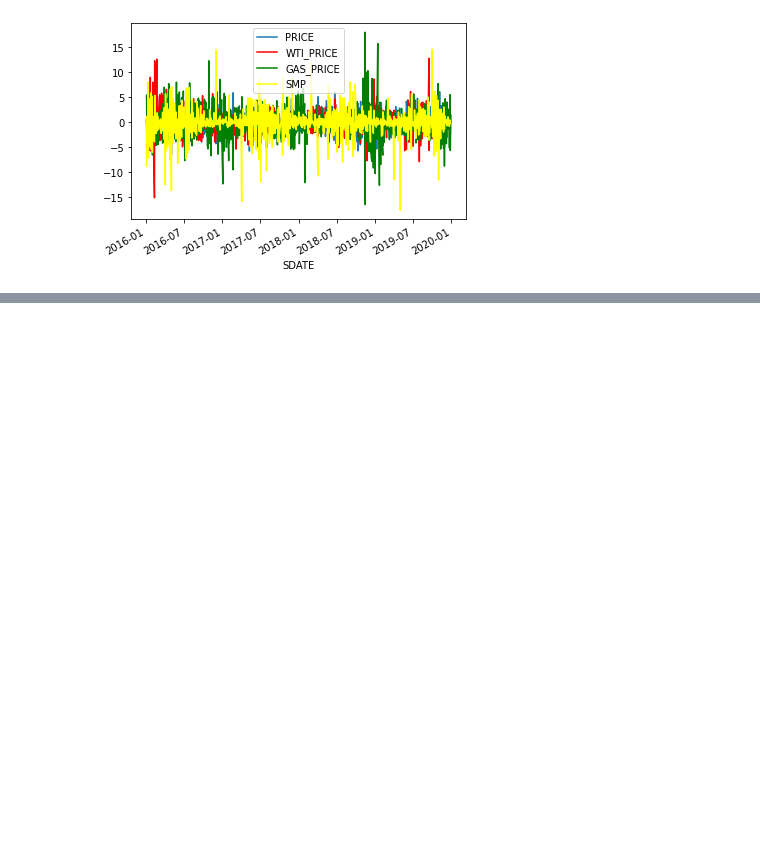
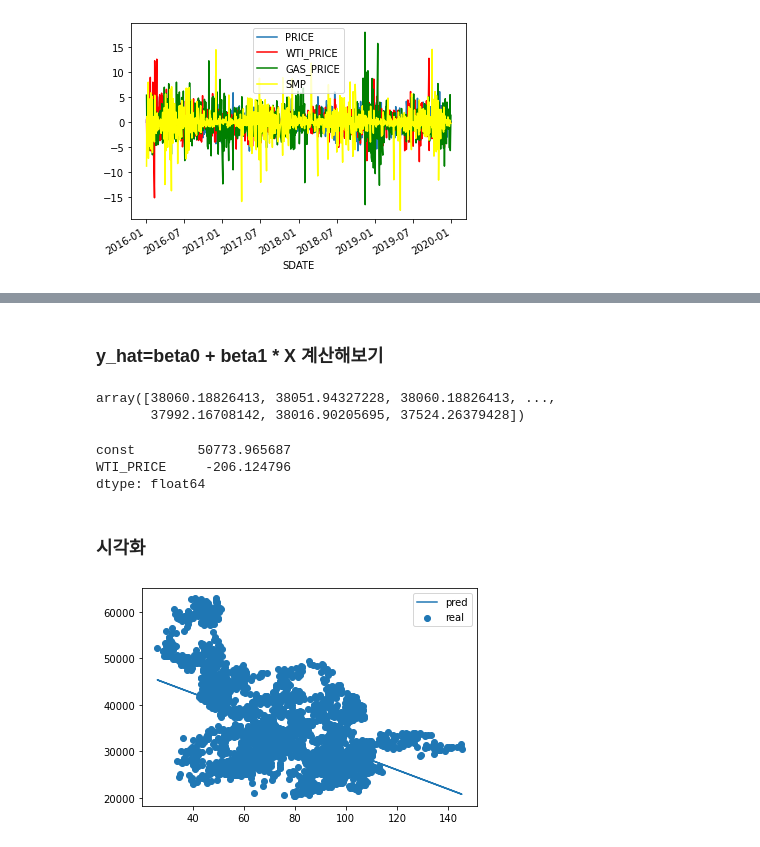
Before and after one commit to combont/python, a Jupyter notebook: Kepco.ipynb, the cells around one changed output, grey strips where cells are left out. Saved outputs shown, nothing was run; the diff lists cells and outputs as text; code cells hidden in the pictures; blank space fills up the shorter version.

```diff
--- a/Kepco.ipynb
+++ b/Kepco.ipynb
@@ -1161,0 +1217,11 @@ plt.show()
+# %%
+# 회귀분석에 사용할 변수 추출
+price = df_temp[["PRICE"]]
+wti_price = df_temp[["WTI_PRICE"]]
+gas_price = df_temp[["GAS_PRICE"]]
+smp = df_temp[["SMP"]]
+# %%
+# 회귀분석을 위한 라이브러리 import 및 상수항 추가
+!pip install statsmodels
+import statsmodels.api as sm
+wti_price1 = sm.add_constant(wti_price, has_constant='add')
@@ -1161,0 +1244,4 @@ plt.show()
+# %%
+# 모델 생성 및 적합
+model1 = sm.OLS(price, wti_price1)
+fitted_model1 = model1.fit()
@@ -1161,0 +1271,29 @@ plt.show()
+# %% [markdown]
+### y_hat=beta0 + beta1 * X 계산해보기
+# %%
+# beta 값 계싼
+import numpy as np
+(np.dot(wti_price1, fitted_model1.params))
+# %% [output]
+array([38060.18826413, 38051.94327228, 38060.18826413, ...,
+       37992.16708142, 38016.90205695, 37524.26379428])
+# %%
+fitted_model1.params
+# %% [output]
+const        50773.965687
+WTI_PRICE     -206.124796
+dtype: float64
+# %%
+pred1 = fitted_model1.predict(wti_price1)
+# %% [markdown]
+### 시각화
+# %%
+import matplotlib.pyplot as plt
+# 실제값 산점도로 표시
+plt.scatter(wti_price, price, label="real")
+# 예측값 직선으로 표시
+plt.plot(wti_price, pred1, label="pred")
+plt.legend()
+plt.show()
+# %% [output]
+[figure, added]
```
Also changed, not shown: parts of 41 cells of this notebook.
